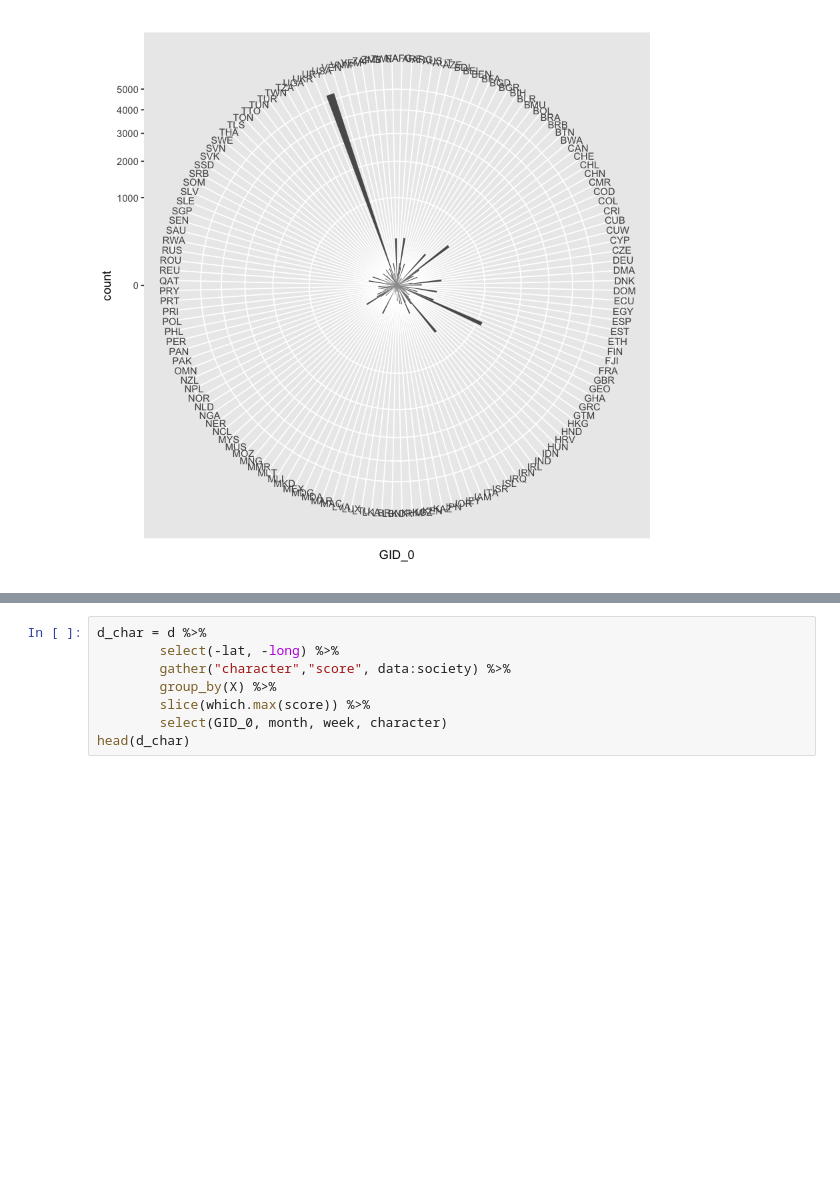
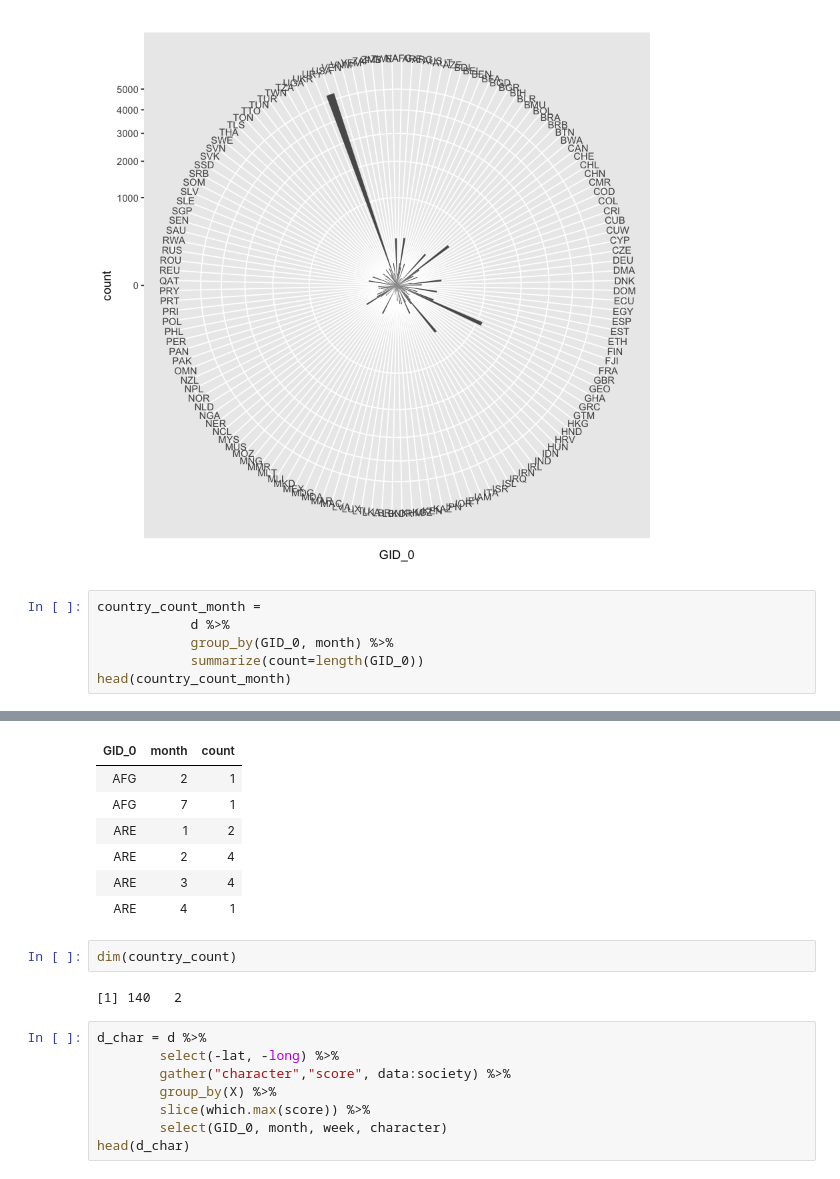
Before and after one commit to gretacv/dvs, a Jupyter notebook: year_challenge.ipynb, the cells around one changed output, grey strips where cells are left out. Saved outputs shown, nothing was run; the diff lists cells and outputs as text; blank space fills up the shorter version.

```diff
--- a/year_challenge.ipynb
+++ b/year_challenge.ipynb
@@ -308,3 +308,10 @@ Warning message:
 | AUT | 45 |
 | AZE | 1 |
 [figure]
+# %%
+country_count_month =
+            d %>%
+            group_by(GID_0, month) %>%
+            summarize(count=length(GID_0))
+head(country_count_month)
+# %% [output]
@@ -311,3 +320,14 @@ Warning message:
+| GID_0 | month | count |
+| AFG | 2 | 1 |
+| AFG | 7 | 1 |
+| ARE | 1 | 2 |
+| ARE | 2 | 4 |
+| ARE | 3 | 4 |
+| ARE | 4 | 1 |
+# %%
+dim(country_count)
+# %% [output]
+[1] 140   2
 # %%
 d_char = d %>%
         select(-lat, -long) %>%
```
Also changed, not shown: parts of 4 cells of this notebook.
